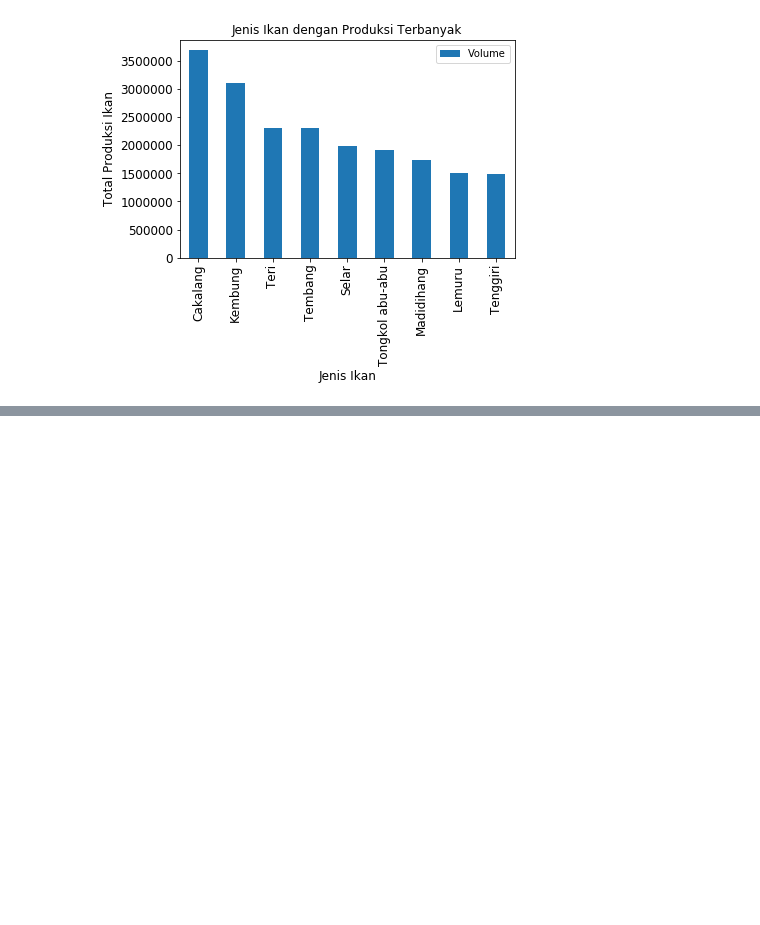
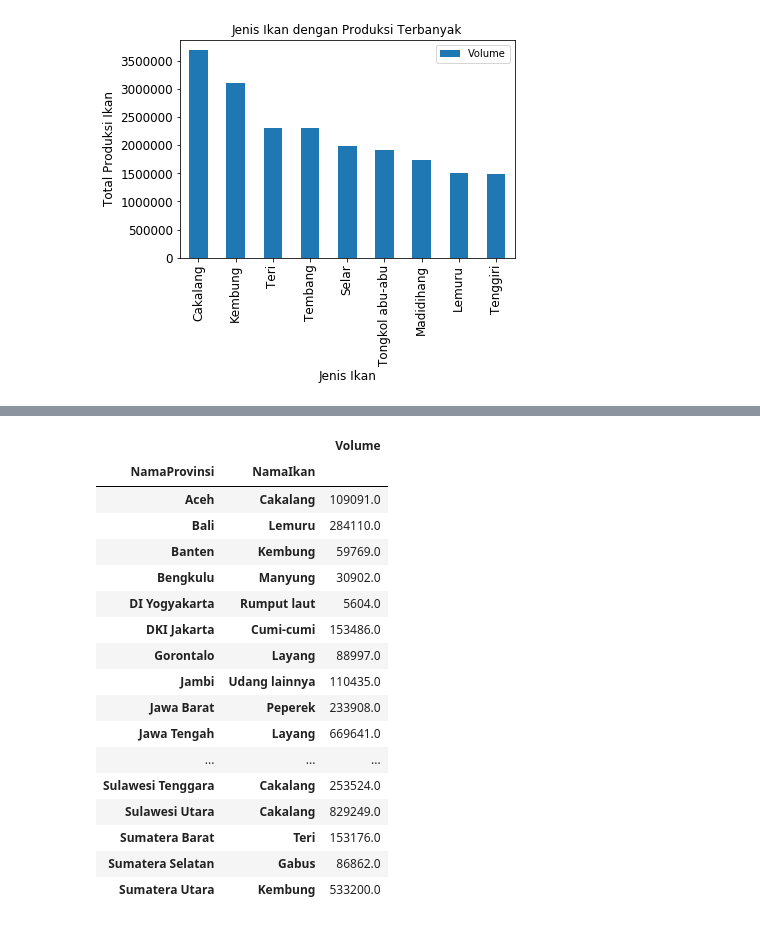
Before and after one commit to Khanifsaleh/Tugas-Digitalent-1, a Jupyter notebook: Tugas 4 Analisa Data X.ipynb, the cells around one changed output, grey strips where cells are left out. Saved outputs shown, nothing was run; the diff lists cells and outputs as text; code cells hidden in the pictures; blank space fills up the shorter version.

```diff
--- a/Tugas 4 Analisa Data X.ipynb
+++ b/Tugas 4 Analisa Data X.ipynb
@@ -156,0 +185,23 @@ olah_urut2
+# %%
+v2=olah3.groupby(level=0).idxmax().values
+# %%
+olah3.loc[v2.ravel()]
+# %% [output]
+|  |  | Volume |
+| NamaProvinsi | NamaIkan |  |
+| Aceh | Cakalang | 109091.0 |
+| Bali | Lemuru | 284110.0 |
+| Banten | Kembung | 59769.0 |
+| Bengkulu | Manyung | 30902.0 |
+| DI Yogyakarta | Rumput laut | 5604.0 |
+| DKI Jakarta | Cumi-cumi | 153486.0 |
+| Gorontalo | Layang | 88997.0 |
+| Jambi | Udang lainnya | 110435.0 |
+| Jawa Barat | Peperek | 233908.0 |
+| Jawa Tengah | Layang | 669641.0 |
+| ... | ... | ... |
+| Sulawesi Tenggara | Cakalang | 253524.0 |
+| Sulawesi Utara | Cakalang | 829249.0 |
+| Sumatera Barat | Teri | 153176.0 |
+| Sumatera Selatan | Gabus | 86862.0 |
+| Sumatera Utara | Kembung | 533200.0 |
```
Also changed, not shown: parts of 15 cells of this notebook.
